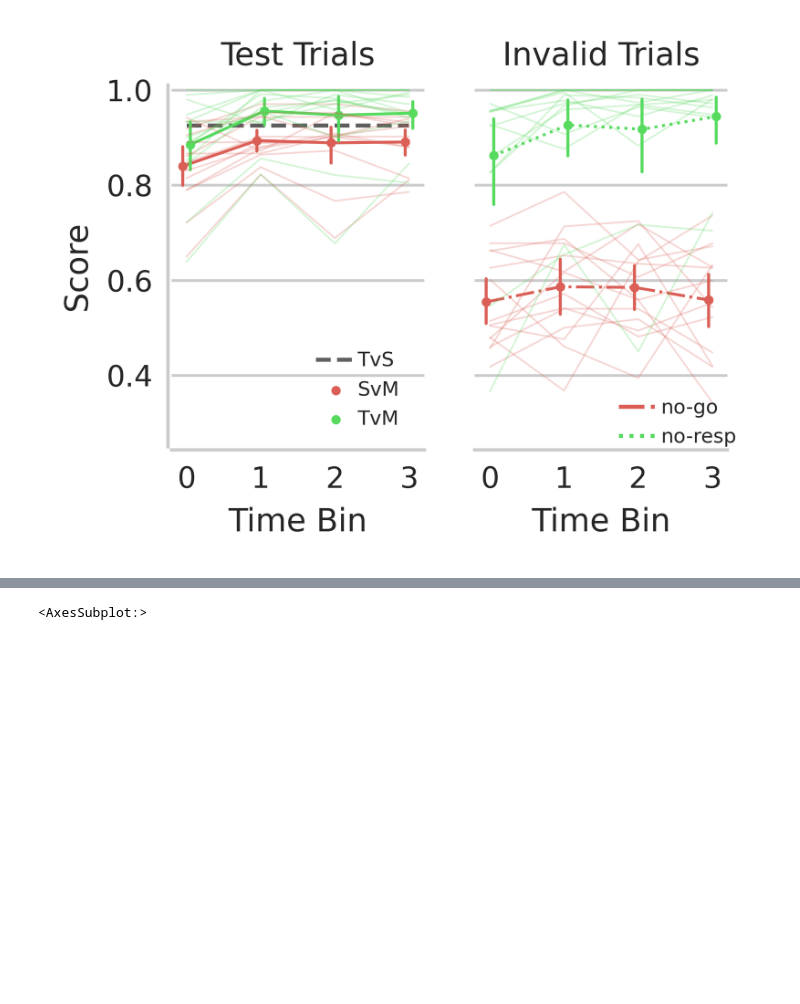
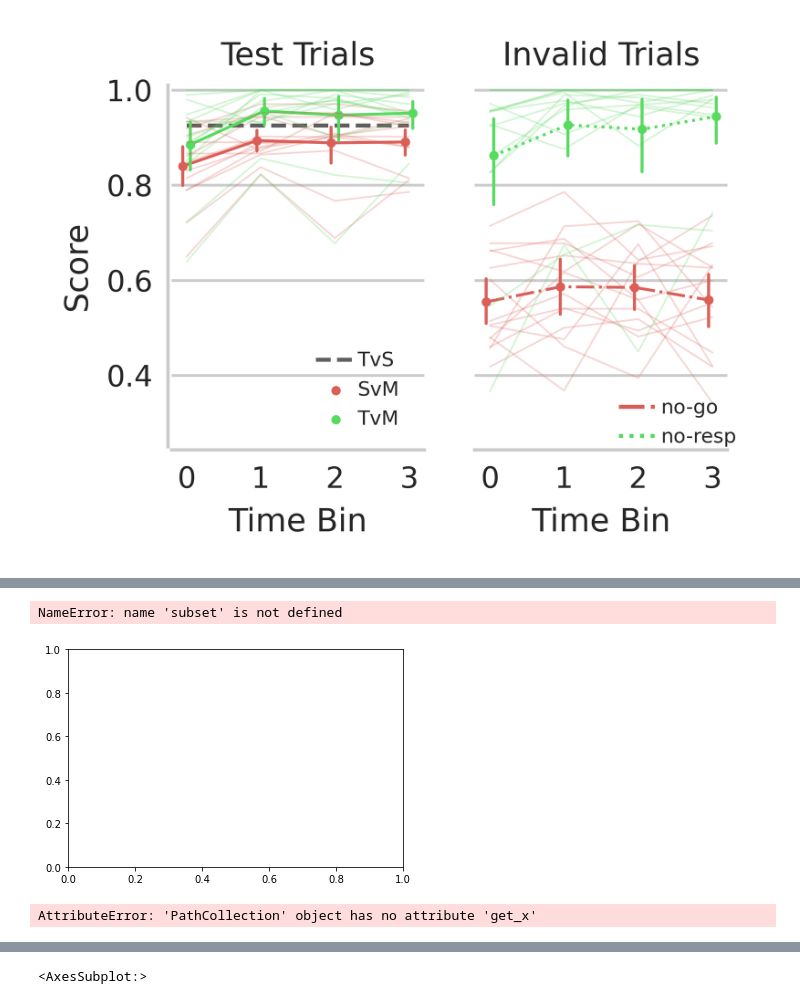
Before and after one commit to mgonzal1/wombats-malos, a Jupyter notebook: notebooks/analyses_wrapper_notebook.ipynb, the cells around one changed output, grey strips where cells are left out. Drawn from its saved outputs; the diff is of its cells as text; code cells hidden in the pictures; blank space fills up the shorter version.

```diff
--- a/notebooks/analyses_wrapper_notebook.ipynb
+++ b/notebooks/analyses_wrapper_notebook.ipynb
@@ -478,0 +692,30 @@ sns.ge
+# %%
+f,ax=plt.subplots()
+subset2 = subset.groupby('session_num').mean()
+subset2['time_bin']=3
+ax=sns.pointplot(x='time_bin', y='score', data=subset2,ax=ax)
+
+for l in ax.lines:
+    l.set_xdata(l.get_xdata()+3)
+
+for p in ax.patches:
+    p.set_x(p.get_x()+3)
+    ax.patch.get_x()
+
+    #f.canvas.draw()
+
+
+    #f.canvas.flush_events()
+
+ax.set_xticks(ax.get_xticks()+3)
+#plt.draw()      # Redraw
+
+ax.set_xlim(-1,5)
+# %% [output]
+NameError: name 'subset' is not defined
+[figure, added]
+# %%
+for c in ax.collections:
+    print(c.get_x())
+# %% [output]
+AttributeError: 'PathCollection' object has no attribute 'get_x'
```
Also changed, not shown: parts of 11 cells of this notebook, 2 other files.
